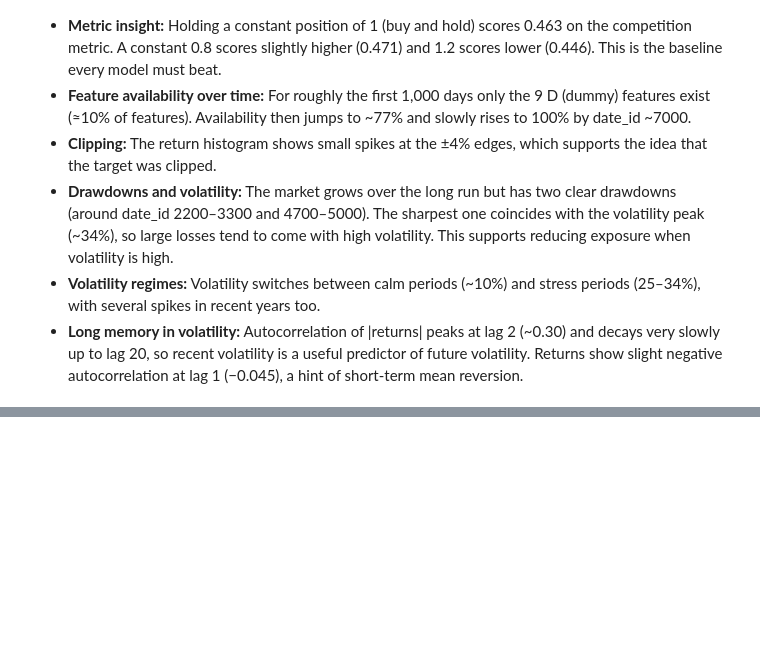
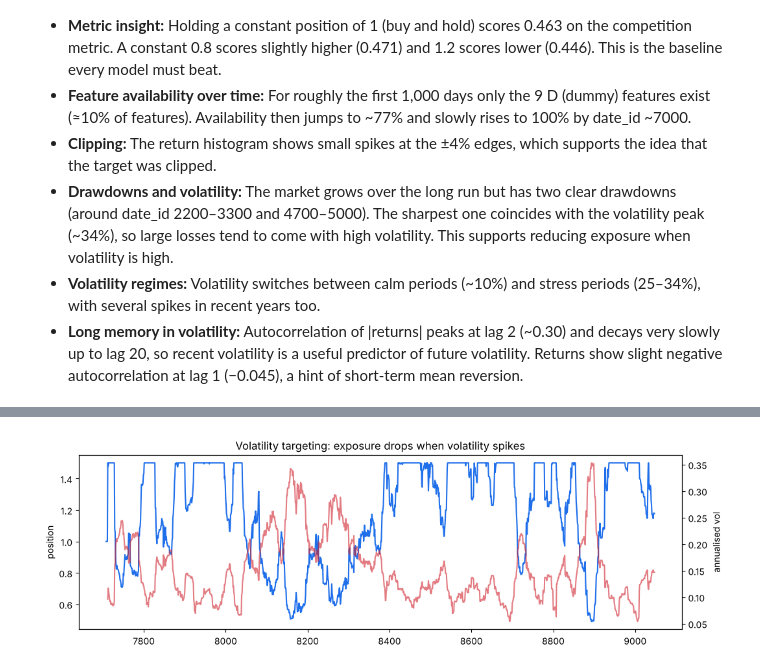
Before and after one commit to Kutay33/GROUP60_CENG313, a Jupyter notebook: assignment1_eda_baseline.ipynb, the cells around one changed output, grey strips where cells are left out. Saved outputs shown, nothing was run; the diff lists cells and outputs as text; code cells hidden in the pictures; blank space fills up the shorter version.

```diff
--- a/assignment1_eda_baseline.ipynb
+++ b/assignment1_eda_baseline.ipynb
@@ -231,0 +307,14 @@ plt.colorbar(); plt.title('Correlation among top-15 features'); plt.show()
+# %%
+# Position chosen by volatility targeting over the last fold
+vt = models['vol_target_21d'].fit(df.iloc[tr_idx])
+fig, ax1 = plt.subplots(figsize=(12, 3.5))
+ax1.plot(valid['date_id'], vt.predict_position(valid), color='#1f6feb', label='position')
+ax1.set_ylabel('position')
+ax2 = ax1.twinx()
+ax2.plot(valid['date_id'], M.realised_vol(valid['lagged_forward_returns'], 21) * np.sqrt(252),
+         color='#d1242f', alpha=.6, label='21-day vol')
+ax2.set_ylabel('annualised vol')
+ax1.set_title('Volatility targeting: exposure drops when volatility spikes')
+plt.show()
+# %% [output]
+[figure, added]
```
Also changed, not shown: parts of 17 cells of this notebook.
